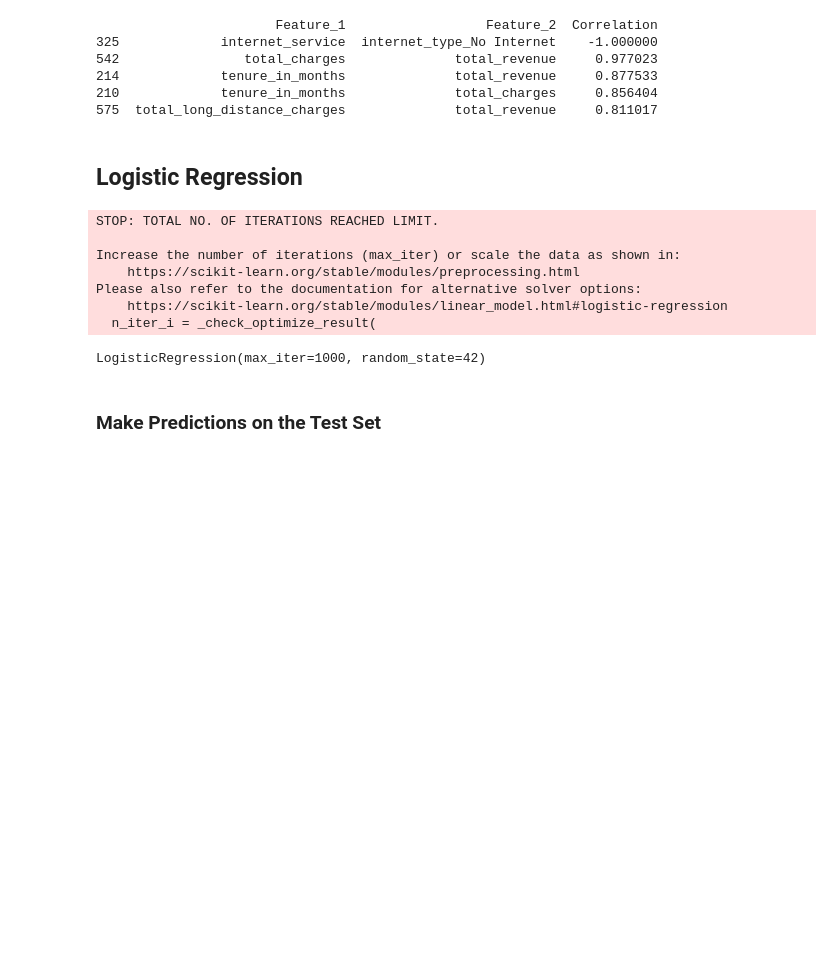
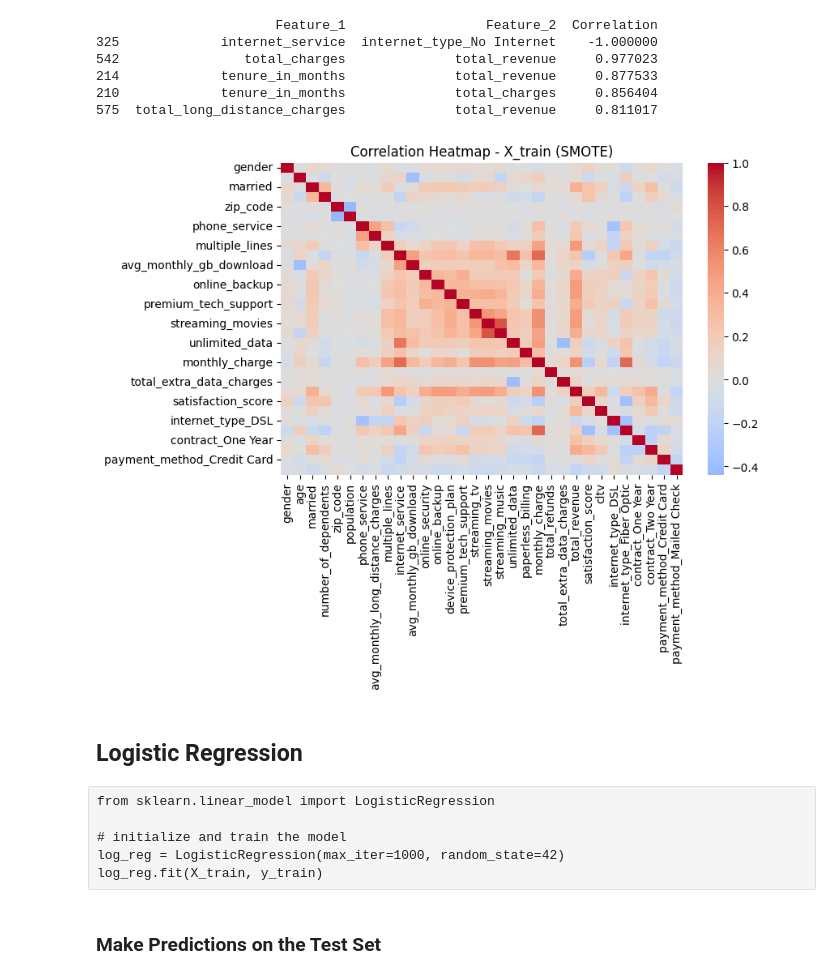
Before and after one commit to sowmyamaddali/customer-churn-prediction, a Jupyter notebook: notebooks/churn_linearModeling.ipynb, the cells around one changed output. Drawn from its saved outputs; the diff is of its cells as text; code cells hidden in the pictures; blank space fills up the shorter version.

Commit message:
dropped the highly correlated columns

```diff
--- a/notebooks/churn_linearModeling.ipynb
+++ b/notebooks/churn_linearModeling.ipynb
@@ -63,22 +65,31 @@ print(high_corr_pairs)
 214             tenure_in_months              total_revenue     0.877533
 210             tenure_in_months              total_charges     0.856404
 575  total_long_distance_charges              total_revenue     0.811017
+# %%
+# drop these features
+features_to_drop = [
+    "internet_type_No Internet",
+    "total_charges",
+    "total_long_distance_charges",
+    "tenure_in_months"
+]
+
+X_train.drop(columns=features_to_drop, inplace=True)
+X_test.drop(columns=features_to_drop, inplace=True)
+# %%
+plt.figure(figsize=(8,5))
+sns.heatmap(X_train.corr(), cmap="coolwarm", center=0)
+plt.title("Correlation Heatmap - X_train (SMOTE)")
+plt.show()
+# %% [output]
+[figure, added]
 # %% [markdown]
 ## Logistic Regression
-# %%
-from sklearn.linear_model import LogisticRegression
-
-# initialize and train the model
-log_reg = LogisticRegression(max_iter=1000, random_state=42)
-log_reg.fit(X_train, y_train)
-# %% [output]
-STOP: TOTAL NO. OF ITERATIONS REACHED LIMIT.
-
-Increase the number of iterations (max_iter) or scale the data as shown in:
-    https://scikit-learn.org/stable/modules/preprocessing.html
-Please also refer to the documentation for alternative solver options:
-    https://scikit-learn.org/stable/modules/linear_model.html#logistic-regression
-  n_iter_i = _check_optimize_result(
-LogisticRegression(max_iter=1000, random_state=42)
+# %% [raw]
+from sklearn.linear_model import LogisticRegression
+
+# initialize and train the model
+log_reg = LogisticRegression(max_iter=1000, random_state=42)
+log_reg.fit(X_train, y_train)
 # %% [markdown]
 ### Make Predictions on the Test Set
```
Also changed, not shown: parts of 5 cells of this notebook.
